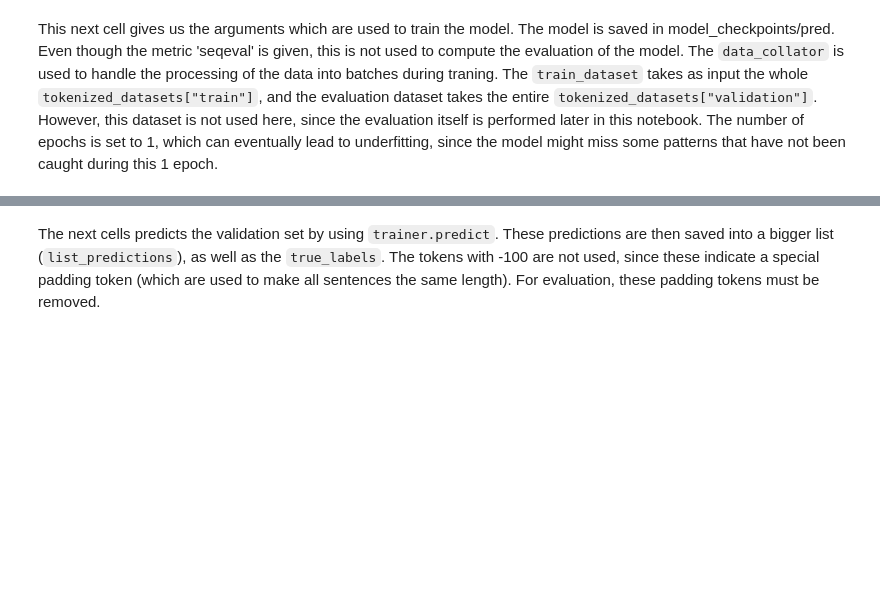
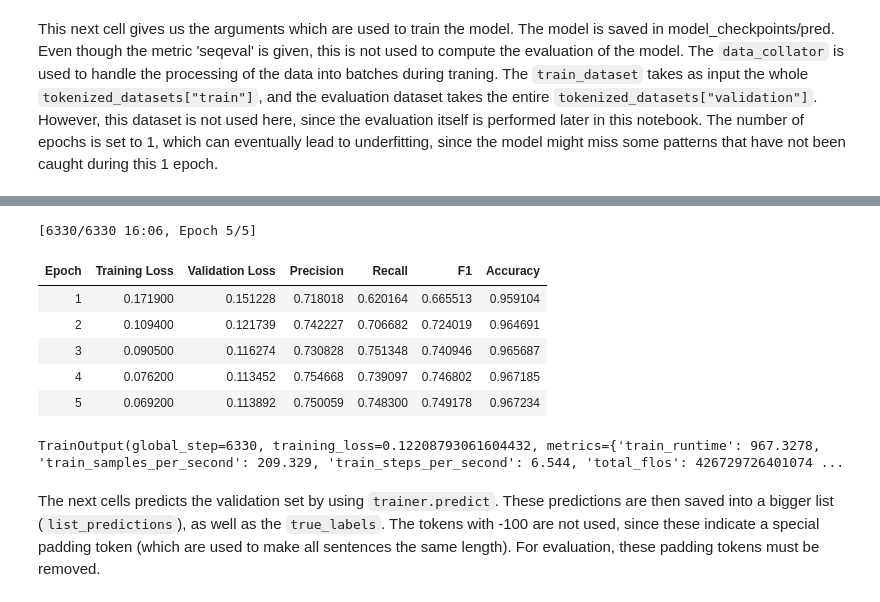
Before and after one commit to andpuc23/AdvancedNLP, a Jupyter notebook: Task_3/main_with_comments.ipynb, the cells around one changed output, grey strips where cells are left out. Saved outputs shown, nothing was run; the diff lists cells and outputs as text; code cells hidden in the pictures; blank space fills up the shorter version.

```diff
--- a/Task_3/main_with_comments.ipynb
+++ b/Task_3/main_with_comments.ipynb
@@ -161,7 +161,7 @@ df_train_tokenized.to_csv('augmented_train_tokenized.csv', index=False)
 We have stored the weights for both baseline and advanced models at Google Drive, in the [folder](https://drive.google.com/drive/folders/1Vi92r9aPJ7laShdYxuFSEYCRyp7K54Qv?usp=sharing), or you can train them yourselves, it was about 5 minutes on colab's T4 GPU for 1 epoch. In this case you need to uncomment the cell with `trainer.train()` code below
 # %%
 # use this to train the model from scratch
-# model = AutoModelForTokenClassification.from_pretrained(model_checkpoint, num_labels=len(labels_list))
+model = AutoModelForTokenClassification.from_pretrained(model_checkpoint, num_labels=len(labels_list))
 
 # or this to load the weights of finetuned model that you may download here:
-model = AutoModelForTokenClassification.from_pretrained('model_checkpoints/baseline', num_labels=len(labels_list))
+# model = AutoModelForTokenClassification.from_pretrained('model_checkpoints/baseline', num_labels=len(labels_list))
@@ -175,7 +178,7 @@ args = TrainingArguments(
     learning_rate=2e-5,
     per_device_train_batch_size=batch_size,
     per_device_eval_batch_size=batch_size,
-    num_train_epochs=1,
+    num_train_epochs=5,
     weight_decay=0.01,
     push_to_hub=False,
 )
@@ -197,3 +204,14 @@ trainer = Trainer(
+# %%
+trainer.train()
+# %% [output]
+[6330/6330 16:06, Epoch 5/5]
+| Epoch | Training Loss | Validation Loss | Precision | Recall | F1 | Accuracy |
+| 1 | 0.171900 | 0.151228 | 0.718018 | 0.620164 | 0.665513 | 0.959104 |
+| 2 | 0.109400 | 0.121739 | 0.742227 | 0.706682 | 0.724019 | 0.964691 |
+| 3 | 0.090500 | 0.116274 | 0.730828 | 0.751348 | 0.740946 | 0.965687 |
+| 4 | 0.076200 | 0.113452 | 0.754668 | 0.739097 | 0.746802 | 0.967185 |
+| 5 | 0.069200 | 0.113892 | 0.750059 | 0.748300 | 0.749178 | 0.967234 |
+TrainOutput(global_step=6330, training_loss=0.12208793061604432, metrics={'train_runtime': 967.3278, 'train_samples_per_second': 209.329, 'train_steps_per_second': 6.544, 'total_flos': 426729726401074 ...
 # %% [markdown]
 The next cells predicts the validation set by using `trainer.predict`.
 These predictions are then saved into a bigger list (`list_predictions`), as well as the `true_labels`. The tokens with -100 are not used, since these indicate a special padding token (which are used to make all sentences the same length). For evaluation, these padding tokens must be removed.
```
Also changed, not shown: parts of 20 cells of this notebook, 2 other files.
